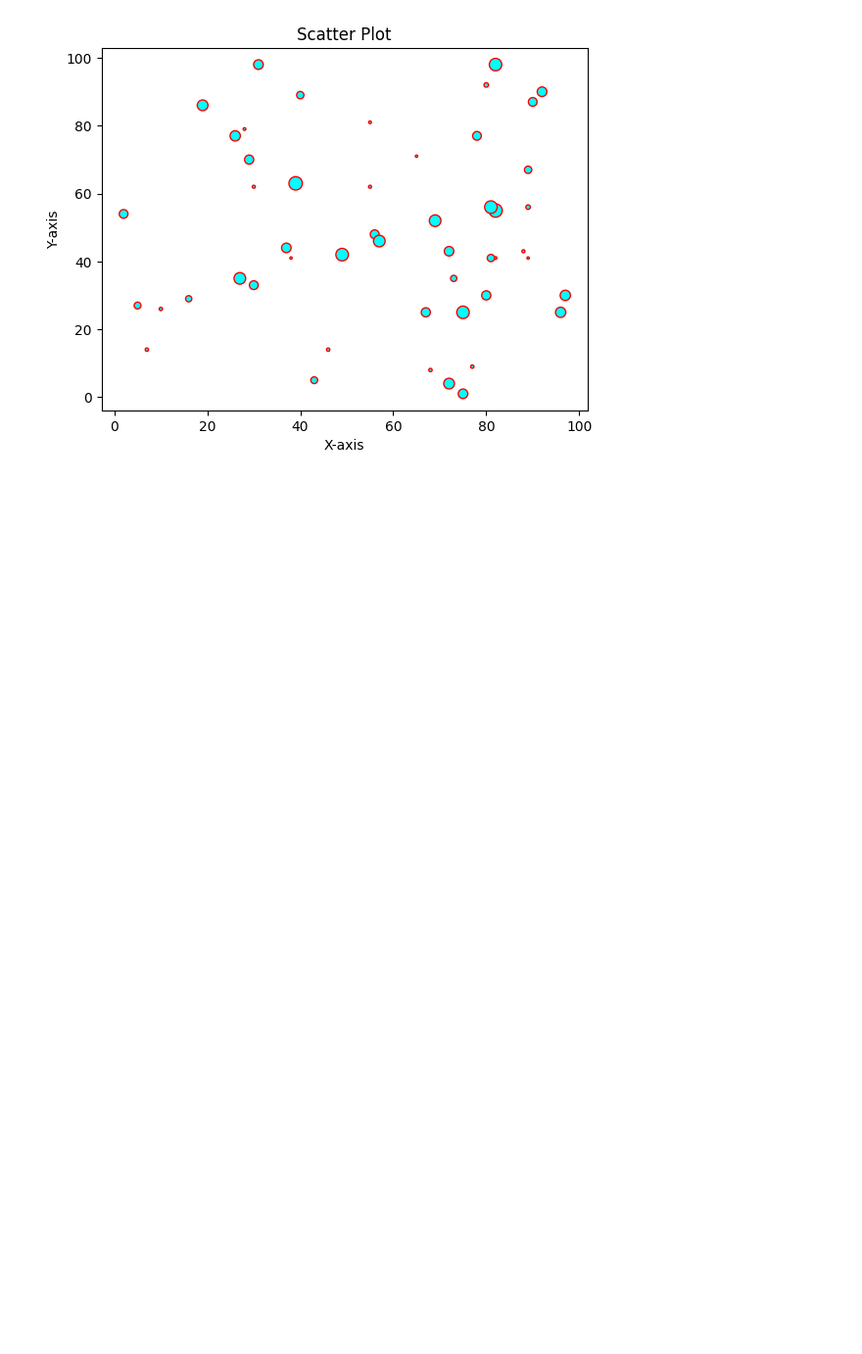
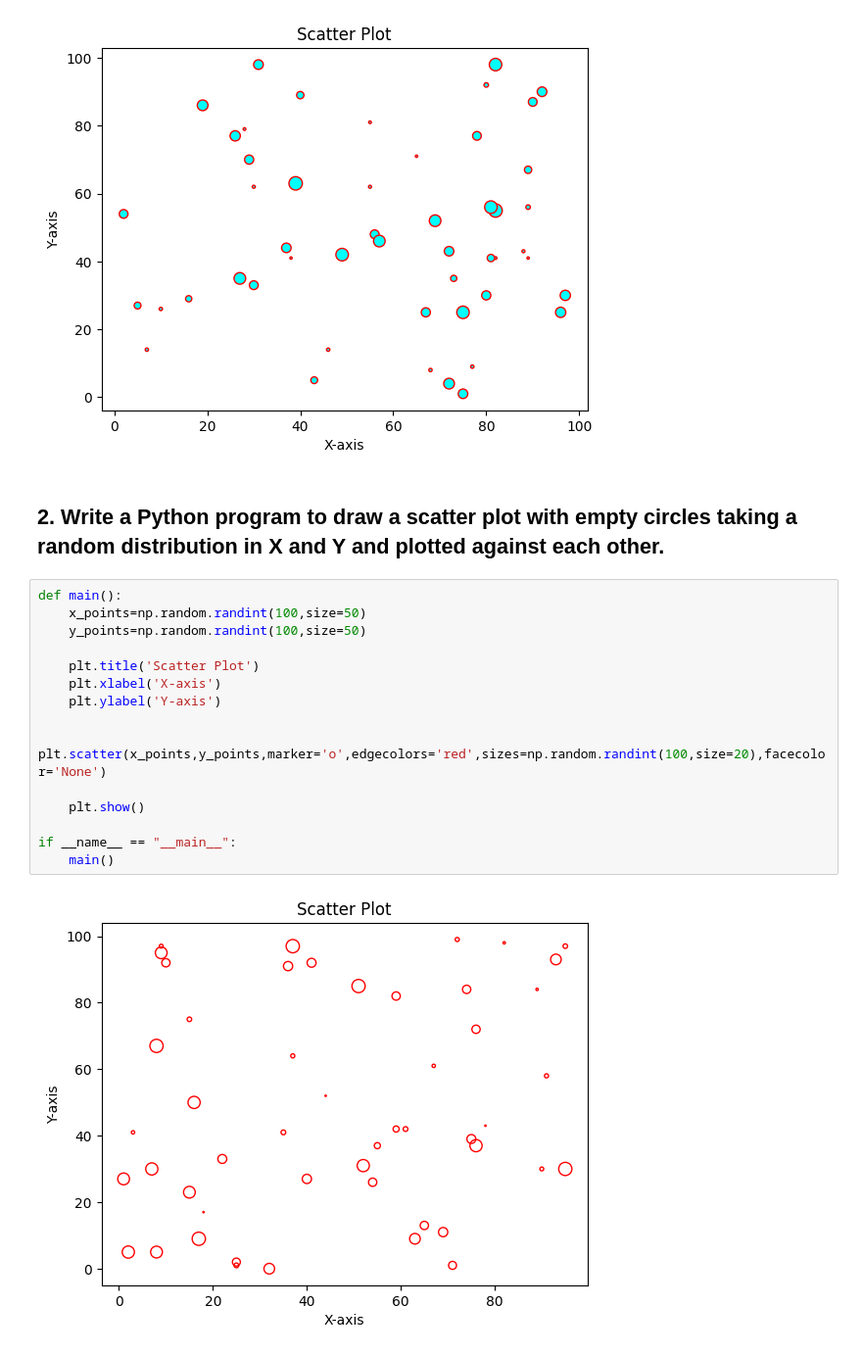
Before and after one commit to Deven5656/Python_Libraries, a Jupyter notebook: Matplotlib_Scatter_charts/scatter.ipynb, the cells around one changed output. Shown at 98% size. Saved outputs shown, nothing was run; the diff lists cells and outputs as text; blank space fills up the shorter version.

Commit message:
[Deven] Add :Python program to draw a scatter plot with empty circles taking a random distribution in X and Y and plotted against each other

```diff
--- a/Matplotlib_Scatter_charts/scatter.ipynb
+++ b/Matplotlib_Scatter_charts/scatter.ipynb
@@ -29,3 +29,22 @@ if __name__ == "__main__":
     main()
 # %% [output]
 [figure]
+# %% [markdown]
+## 2. Write a Python program to draw a scatter plot with empty circles taking a random distribution in X and Y and plotted against each other.
+# %%
+def main():
+    x_points=np.random.randint(100,size=50)
+    y_points=np.random.randint(100,size=50)
+
+    plt.title('Scatter Plot')
+    plt.xlabel('X-axis')
+    plt.ylabel('Y-axis')
+
+    plt.scatter(x_points,y_points,marker='o',edgecolors='red',sizes=np.random.randint(100,size=20),facecolor='None')
+
+    plt.show()
+
+if __name__ == "__main__":
+    main()
+# %% [output]
+[figure, added]
```
